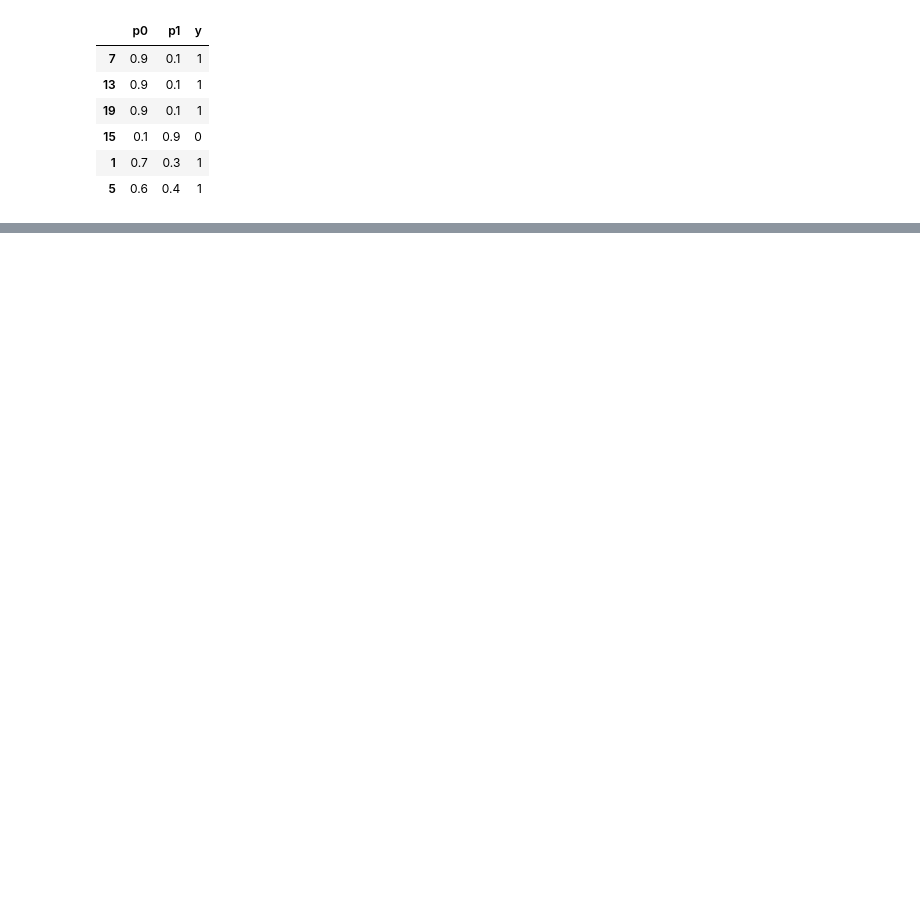
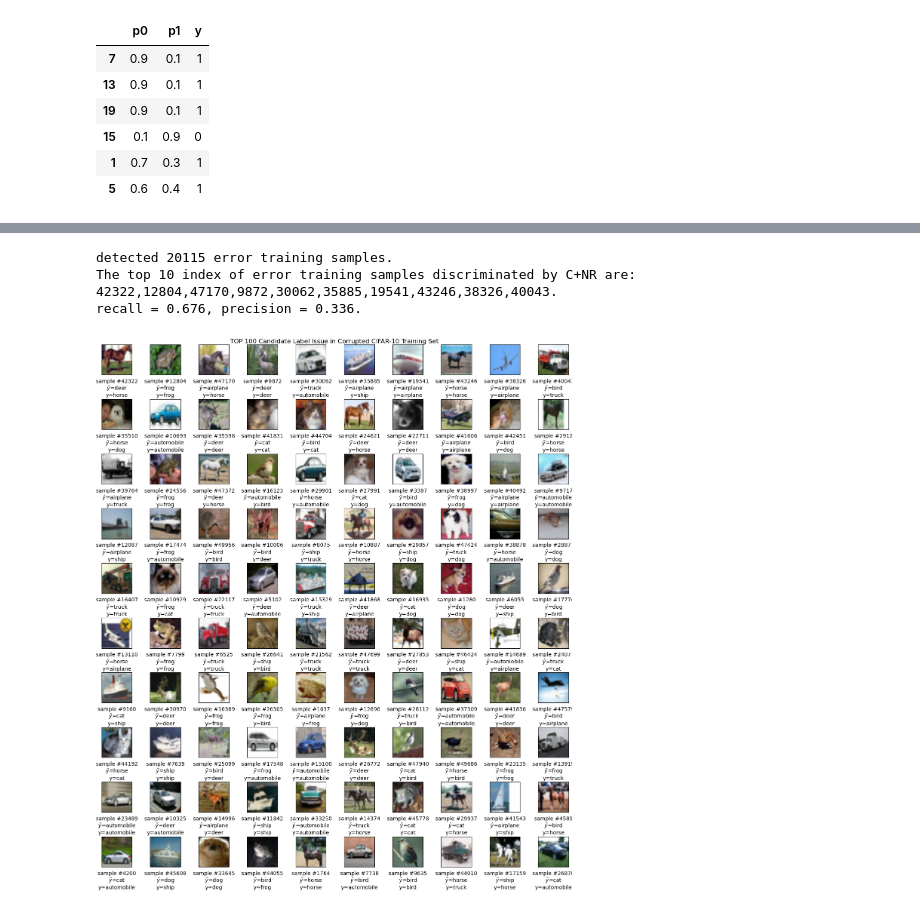
Before and after one commit to Pangjing-Wu/data-centric-AI, a Jupyter notebook: noisy-label-detection/notebook/cleanlab-confident-learning.ipynb, the cells around one changed output, grey strips where cells are left out. Drawn from its saved outputs; the diff is of its cells as text; code cells hidden in the pictures; blank space fills up the shorter version.

```diff
--- a/noisy-label-detection/notebook/cleanlab-confident-learning.ipynb
+++ b/noisy-label-detection/notebook/cleanlab-confident-learning.ipynb
@@ -174,0 +314,15 @@ To be completed...
+# %%
+# set resnet 18 and traing arguments.
+model = resnet.resnet18()
+model.conv1 = nn.Conv2d(3, 64, kernel_size=3,  stride=1, padding=1, bias=False)
+model.maxpool = nn.Identity()
+model.fc = nn.Linear(model.fc.in_features, 10)
+nn.init.kaiming_normal_(model.conv1.weight, mode="fan_out", nonlinearity="relu")
+
+# cross-validation setting.
+index = np.random.choice(len(trainset), len(trainset), replace=False)
+index = np.array_split(index, cv)
+
+# result vectors.
+y_true = list()
+probs  = list()
@@ -174,0 +381,34 @@ To be completed...
+# %%
+probs  = np.concatenate(probs, axis=0)
+y_true = np.concatenate(y_true, axis=0)
+probs[np.concatenate(index, axis=0)]  = probs
+y_true[np.concatenate(index, axis=0)] = y_true
+
+cl_both = cleanlab.filter.find_label_issues(
+    labels=y_true,
+    pred_probs=probs,
+    filter_by='both',
+    return_indices_ranked_by='self_confidence'
+)
+print(f'detected {len(cl_both)} error training samples.')
+print(f"The top 10 index of error training samples discriminated by C+NR are: {','.join([str(i) for i in cl_both[:10]])}.")
+print(f'recall = {len(set(label_flip_index).intersection(set(cl_both))) / len(label_flip_index):.3f}, precision = {len(set(label_flip_index).intersection(set(cl_both))) / len(cl_both):.3f}.')
+
+label_issue_data = Subset(corrupted_trainset, cl_both[:100])
+fig, ax = plt.subplots(10, 10, figsize=(13, 15))
+fig.suptitle('TOP 100 Candidate Label Issue in Corrupted CIFAR-10 Training Set')
+for axi, i, data in zip(ax.flatten(), cl_both[:100], label_issue_data):
+    x, y = data[0], data[1]
+    x = np.transpose(x.numpy(), (1, 2, 0))
+    x = x * np.array([0.2023, 0.1994, 0.2010]) + np.array([0.4914, 0.4822, 0.4465])
+    axi.imshow(x.clip(0, 1))
+    axi.set_xticks([])
+    axi.set_yticks([])
+    axi.set_xlabel(f'sample #{i}\n$\\tilde y$={trainset.classes[y]}\ny={trainset.classes[trainset[i][1]]}')
+fig.tight_layout()
+fig.show()
+# %% [output]
+detected 20115 error training samples.
+The top 10 index of error training samples discriminated by C+NR are: 42322,12804,47170,9872,30062,35885,19541,43246,38326,40043.
+recall = 0.676, precision = 0.336.
+[figure, added]
```
Also changed, not shown: parts of 20 cells of this notebook.
